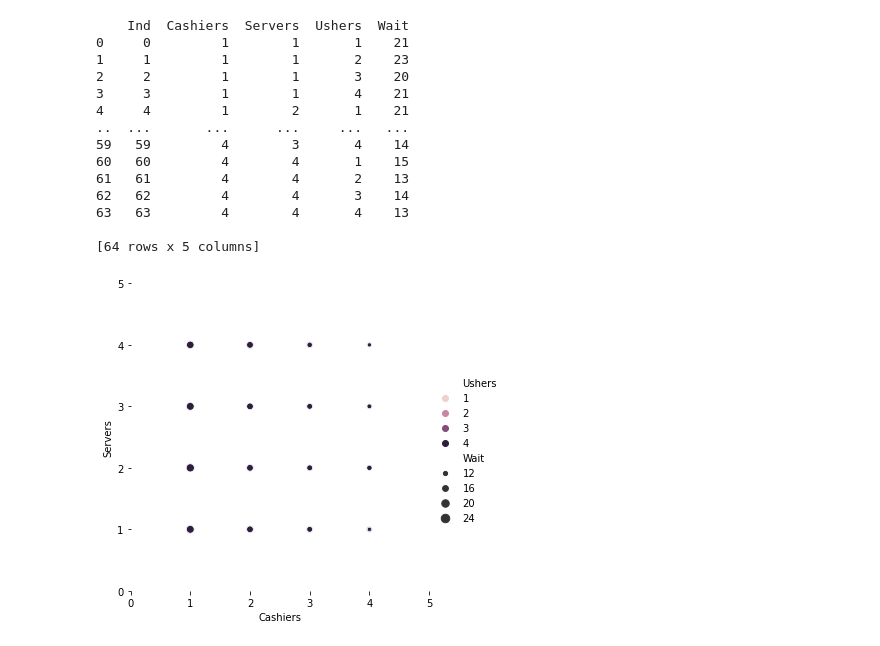
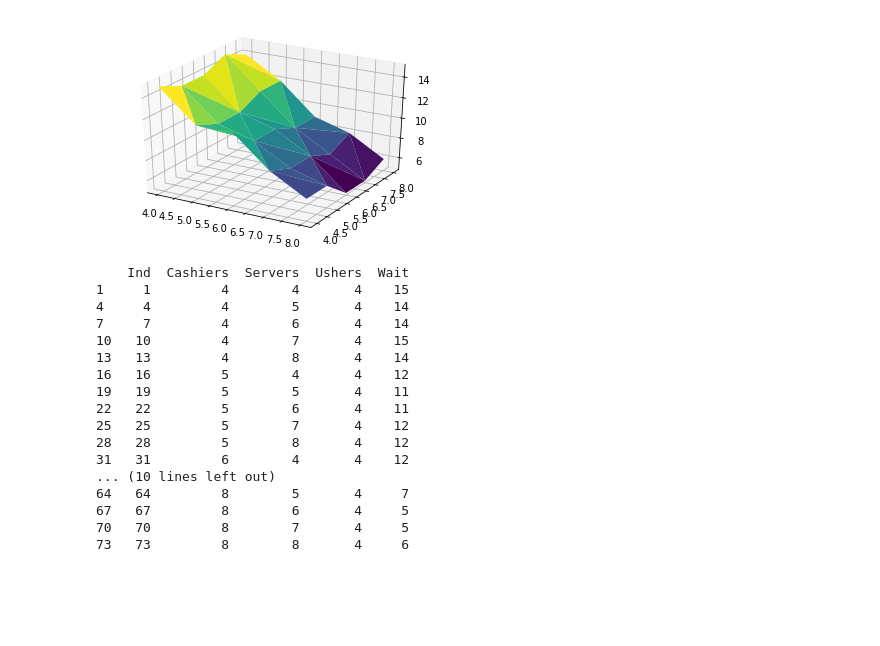
Before and after one commit to labase/nanite, a Jupyter notebook: src/ipnb/Theater Simulation.ipynb, the cells around one changed output. Saved outputs shown, nothing was run; the diff lists cells and outputs as text; code cells hidden in the pictures; blank space fills up the shorter version.

```diff
--- a/src/ipnb/Theater Simulation.ipynb
+++ b/src/ipnb/Theater Simulation.ipynb
@@ -130,47 +130,65 @@ def plot(simul):
     #.ax.yaxis.grid(True, "minor", linewidth=.25)
     g.despine(left=True, bottom=True)
 
+
+def splot(df):
+    import seaborn as sns
+    from mpl_toolkits.mplot3d import Axes3D
+    import matplotlib.pyplot as plt
+
+    sns.set_style="whitegrid"
+
+    cmap = sns.cubehelix_palette(rot=-.2, as_cmap=True)
+    fig = plt.figure()
+    ax = fig.gca(projection='3d')
+    ax.plot_trisurf(df['Cashiers'], df['Servers'], df['Wait'], cmap=plt.cm.viridis, linewidth=0.2)
+    plt.show()
+
 def scan():
     import pandas as pd
 
 
     random.seed(42)
     #num_cashiers, num_servers, num_ushers = range(2,4), range(2,4), range(2,4)
-    num_cashiers, num_servers, num_ushers = range(1, 5), range(1, 5), range(1, 5)
+    num_cashiers, num_servers, num_ushers = range(4, 9), range(4, 9), range(3, 6)
 
     # Run the simulation
     env = simpy.Environment()
     line = 0
     procs = []
     for cas in num_cashiers:
         for ser in num_servers:
             for ush in num_ushers:
 
                   env = simpy.Environment()
                   env.process(run_theater(env, cas, ser, ush))
                   env.run(until=90)
                   procs.append((line, cas, ser, ush, int(get_wait()//2)))
                   line += 1
     simul = pd.DataFrame(procs, columns=["Ind", 'Cashiers', 'Servers', 'Ushers', "Wait"])
-    plot(simul)
+    simul = simul[simul['Ushers'] == 4]
+    splot(simul)
     print(simul)
 
 
 #main()
 scan()
 # %% [output]
+[figure, new version]
     Ind  Cashiers  Servers  Ushers  Wait
-0     0         1        1       1    21
-1     1         1        1       2    23
-2     2         1        1       3    20
-3     3         1        1       4    21
-4     4         1        2       1    21
-..  ...       ...      ...     ...   ...
-59   59         4        3       4    14
-60   60         4        4       1    15
-61   61         4        4       2    13
-62   62         4        4       3    14
-63   63         4        4       4    13
-
-[64 rows x 5 columns]
+1     1         4        4       4    15
+4     4         4        5       4    14
+7     7         4        6       4    14
+10   10         4        7       4    15
+13   13         4        8       4    14
+16   16         5        4       4    12
+19   19         5        5       4    11
+22   22         5        6       4    11
+25   25         5        7       4    12
+28   28         5        8       4    12
+31   31         6        4       4    12
+... (10 lines left out)
+64   64         8        5       4     7
+67   67         8        6       4     5
+70   70         8        7       4     5
+73   73         8        8       4     6
-[figure, old version]
```
Also changed, not shown: 1 other file.
